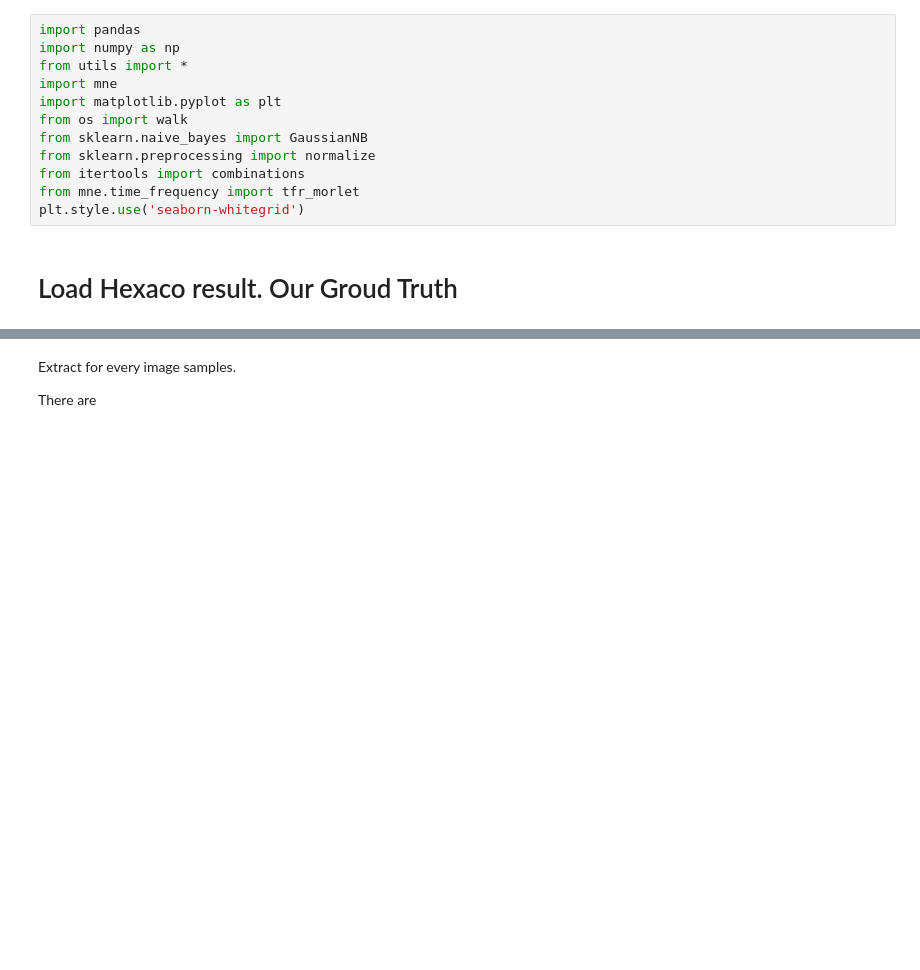
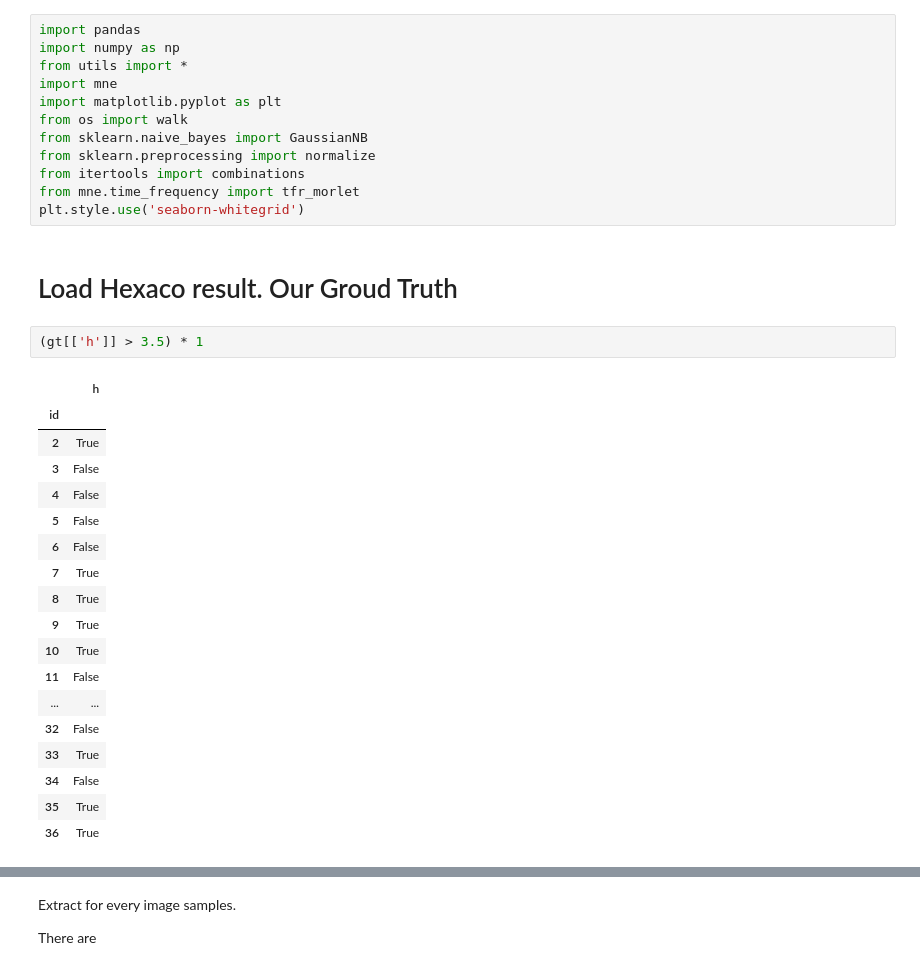
Before and after one commit to akraradets/2021JanHCI, a Jupyter notebook: 3-preprocess/9-report.ipynb, the cells around one changed output, grey strips where cells are left out. Drawn from its saved outputs; the diff is of its cells as text; blank space fills up the shorter version.

```diff
--- a/3-preprocess/9-report.ipynb
+++ b/3-preprocess/9-report.ipynb
@@ -14,6 +14,27 @@ from mne.time_frequency import tfr_morlet
 plt.style.use('seaborn-whitegrid')
 # %% [markdown]
 # Load Hexaco result. Our Groud Truth
+# %%
+(gt[['h']] > 3.5) * 1
+# %% [output]
+|  | h |
+| id |  |
+| 2 | True |
+| 3 | False |
+| 4 | False |
+| 5 | False |
+| 6 | False |
+| 7 | True |
+| 8 | True |
+| 9 | True |
+| 10 | True |
+| 11 | False |
+| ... | ... |
+| 32 | False |
+| 33 | True |
+| 34 | False |
+| 35 | True |
+| 36 | True |
 # %%
 plt.style.use('seaborn-whitegrid')
 
```
Also changed, not shown: parts of 3 cells of this notebook.
